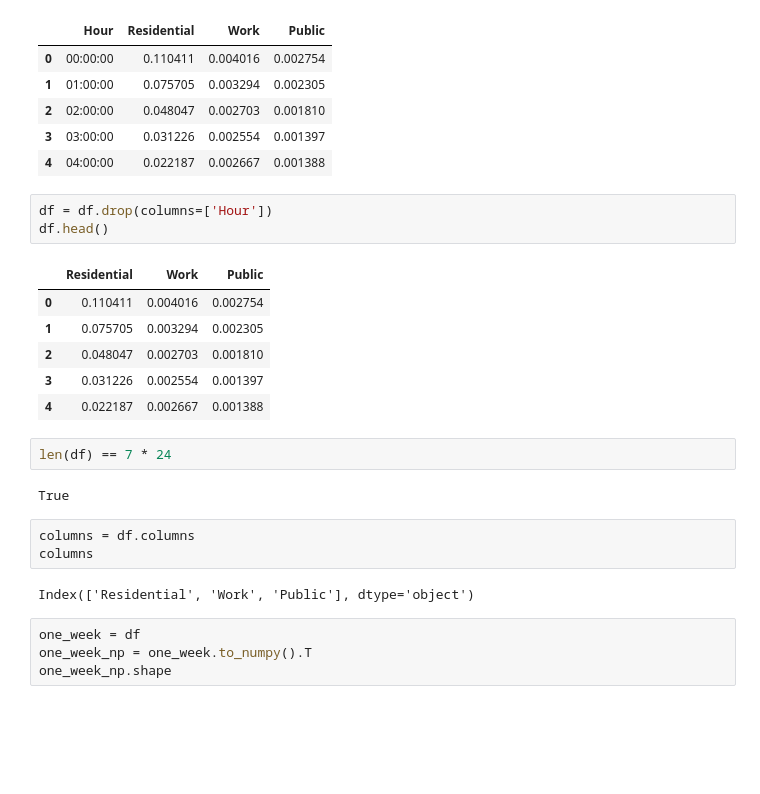
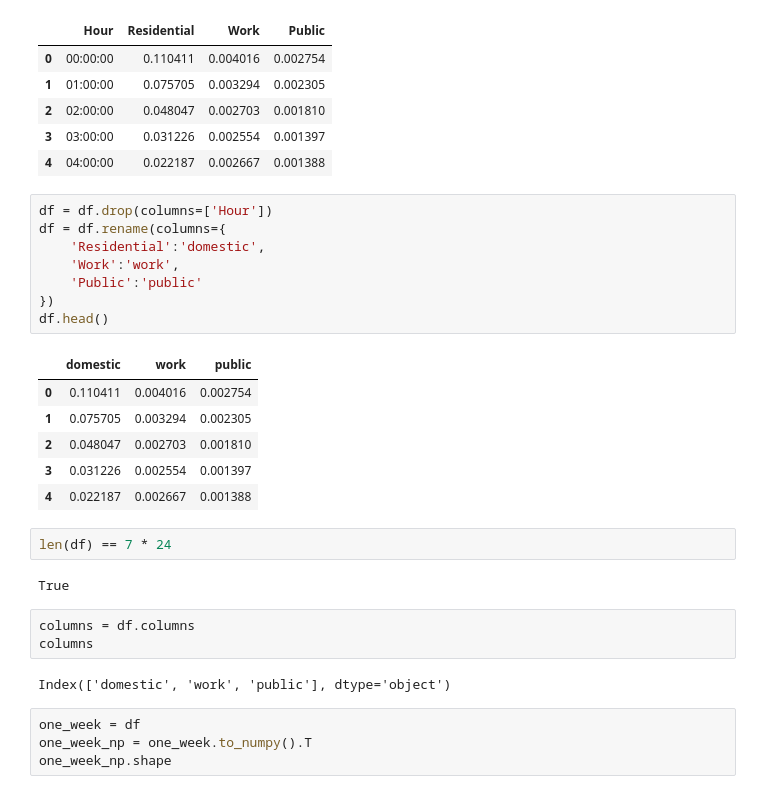
Before and after one commit to rbrown-orxa/LC_App_2_microservices, a Jupyter notebook: data/Electric Vehicle Charging Behaviour Study/Electric Vehicle Charging Behaviour Study 2019.ipynb, the cells around one changed output. Saved outputs shown, nothing was run; the diff lists cells and outputs as text; blank space fills up the shorter version.

```diff
--- a/data/Electric Vehicle Charging Behaviour Study/Electric Vehicle Charging Behaviour Study 2019.ipynb
+++ b/data/Electric Vehicle Charging Behaviour Study/Electric Vehicle Charging Behaviour Study 2019.ipynb
@@ -15,9 +15,14 @@ df.head()
 | 4 | 04:00:00 | 0.022187 | 0.002667 | 0.001388 |
 # %%
 df = df.drop(columns=['Hour'])
+df = df.rename(columns={
+    'Residential':'domestic',
+    'Work':'work',
+    'Public':'public'
+})
 df.head()
 # %% [output]
-|  | Residential | Work | Public |
+|  | domestic | work | public |
 | 0 | 0.110411 | 0.004016 | 0.002754 |
 | 1 | 0.075705 | 0.003294 | 0.002305 |
 | 2 | 0.048047 | 0.002703 | 0.001810 |
@@ -31,7 +36,7 @@ True
 columns = df.columns
 columns
 # %% [output]
-Index(['Residential', 'Work', 'Public'], dtype='object')
+Index(['domestic', 'work', 'public'], dtype='object')
 # %%
 one_week = df
 one_week_np = one_week.to_numpy().T
```
Also changed, not shown: parts of 3 cells of this notebook, 4 other files.
